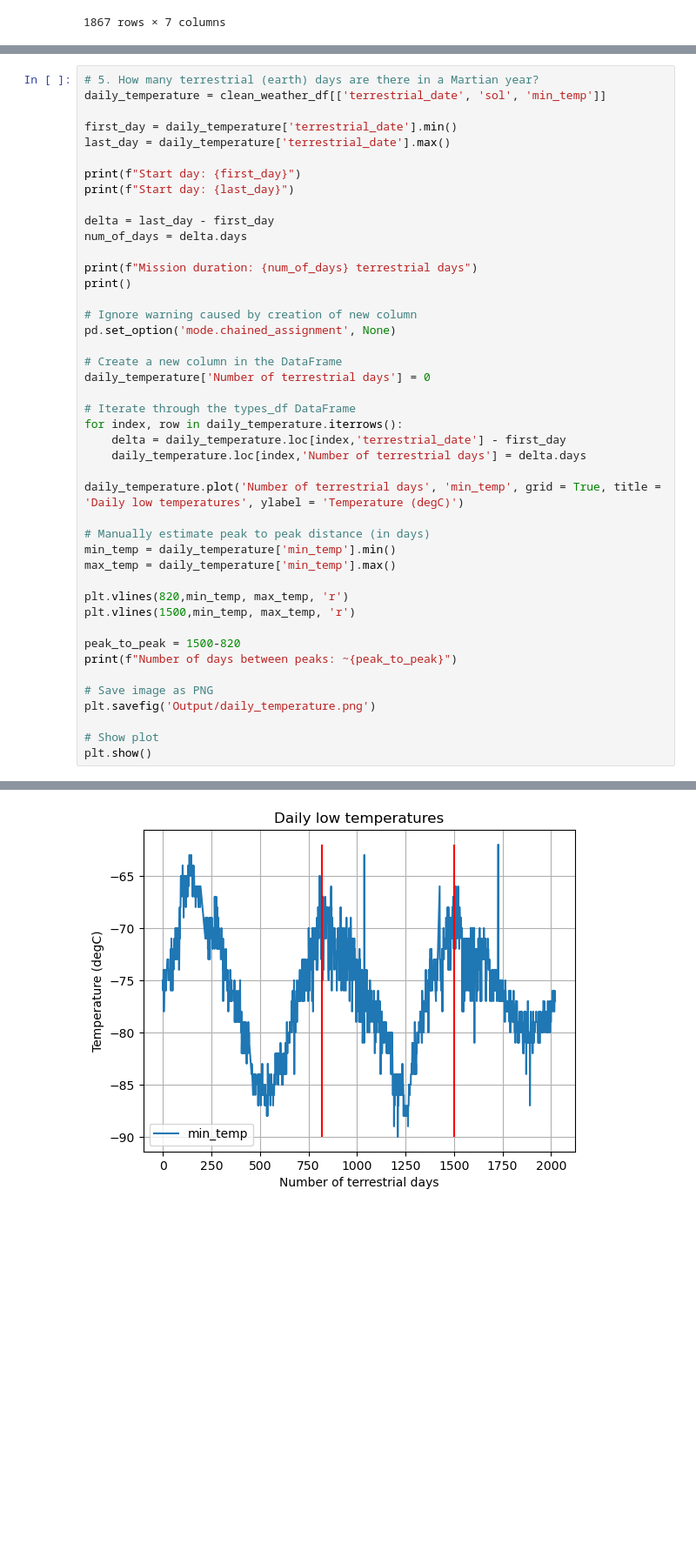
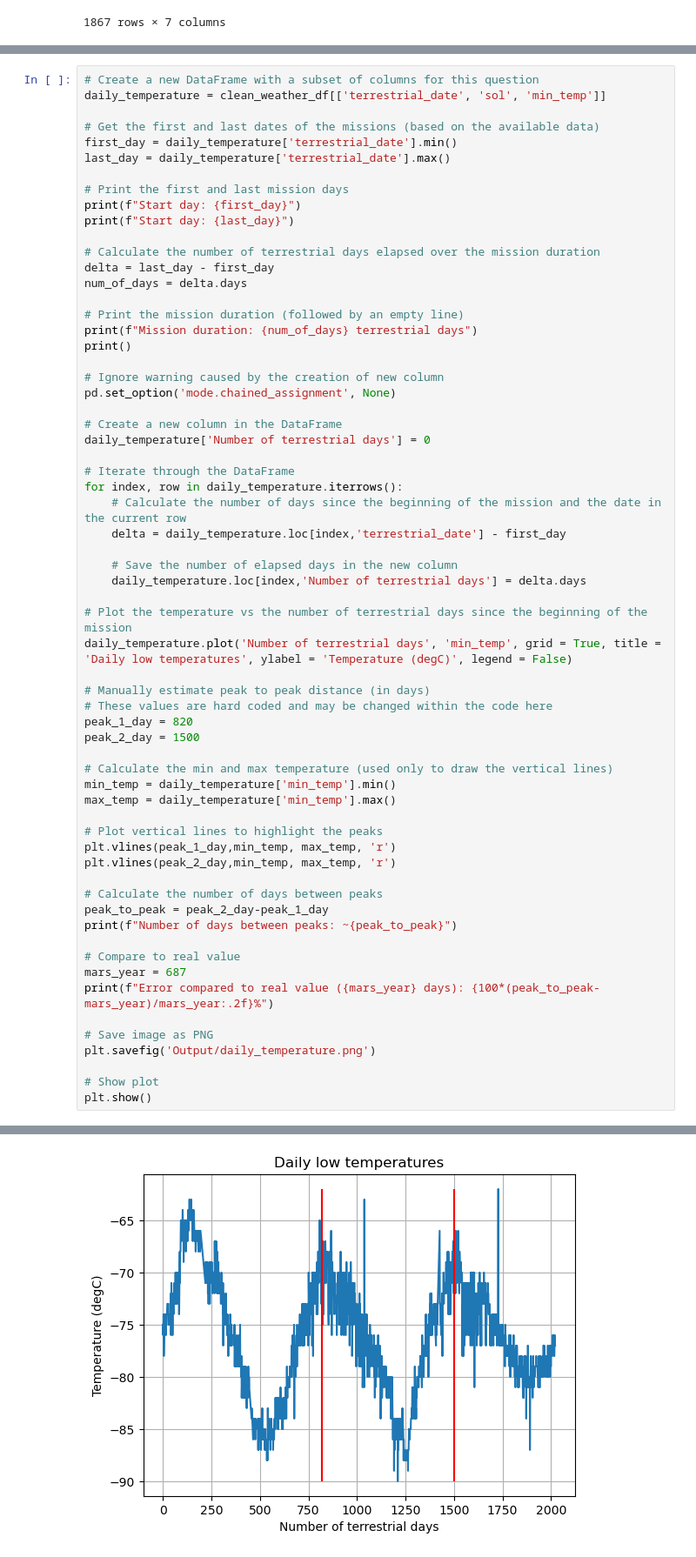
Before and after one commit to benoitchamot/MarsScraping, a Jupyter notebook: part_2_mars_weather.ipynb, the cells around one changed output, grey strips where cells are left out. Shown: that part at 87% size. Saved outputs shown, nothing was run; the diff lists cells and outputs as text; blank space fills up the shorter version.

```diff
--- a/part_2_mars_weather.ipynb
+++ b/part_2_mars_weather.ipynb
@@ -325,41 +310,60 @@ plt.show()
 # %%
-# 5. How many terrestrial (earth) days are there in a Martian year?
+# Create a new DataFrame with a subset of columns for this question
 daily_temperature = clean_weather_df[['terrestrial_date', 'sol', 'min_temp']]
 
+# Get the first and last dates of the missions (based on the available data)
 first_day = daily_temperature['terrestrial_date'].min()
 last_day = daily_temperature['terrestrial_date'].max()
 
+# Print the first and last mission days
 print(f"Start day: {first_day}")
 print(f"Start day: {last_day}")
 
+# Calculate the number of terrestrial days elapsed over the mission duration
 delta = last_day - first_day
 num_of_days = delta.days
 
+# Print the mission duration (followed by an empty line)
 print(f"Mission duration: {num_of_days} terrestrial days")
 print()
 
-# Ignore warning caused by creation of new column
+# Ignore warning caused by the creation of new column
 pd.set_option('mode.chained_assignment', None)
 
 # Create a new column in the DataFrame
 daily_temperature['Number of terrestrial days'] = 0
 
-# Iterate through the types_df DataFrame
+# Iterate through the DataFrame
 for index, row in daily_temperature.iterrows():
+    # Calculate the number of days since the beginning of the mission and the date in the current row
     delta = daily_temperature.loc[index,'terrestrial_date'] - first_day
+
+    # Save the number of elapsed days in the new column
     daily_temperature.loc[index,'Number of terrestrial days'] = delta.days
 
-daily_temperature.plot('Number of terrestrial days', 'min_temp', grid = True, title = 'Daily low temperatures', ylabel = 'Temperature (degC)')
+# Plot the temperature vs the number of terrestrial days since the beginning of the mission
+daily_temperature.plot('Number of terrestrial days', 'min_temp', grid = True, title = 'Daily low temperatures', ylabel = 'Temperature (degC)', legend = False)
 
 # Manually estimate peak to peak distance (in days)
+# These values are hard coded and may be changed within the code here
+peak_1_day = 820
+peak_2_day = 1500
+
+# Calculate the min and max temperature (used only to draw the vertical lines)
 min_temp = daily_temperature['min_temp'].min()
 max_temp = daily_temperature['min_temp'].max()
 
-plt.vlines(820,min_temp, max_temp, 'r')
-plt.vlines(1500,min_temp, max_temp, 'r')
+# Plot vertical lines to highlight the peaks
+plt.vlines(peak_1_day,min_temp, max_temp, 'r')
+plt.vlines(peak_2_day,min_temp, max_temp, 'r')
 
-peak_to_peak = 1500-820
+# Calculate the number of days between peaks
+peak_to_peak = peak_2_day-peak_1_day
 print(f"Number of days between peaks: ~{peak_to_peak}")
+
+# Compare to real value
+mars_year = 687
+print(f"Error compared to real value ({mars_year} days): {100*(peak_to_peak-mars_year)/mars_year:.2f}%")
 
 # Save image as PNG
 plt.savefig('Output/daily_temperature.png')
@@ -375 +380 @@ Number of days between peaks: ~680
-[figure, old version]
+[figure, new version]
```
Also changed, not shown: parts of 27 cells of this notebook, 2 other files.
